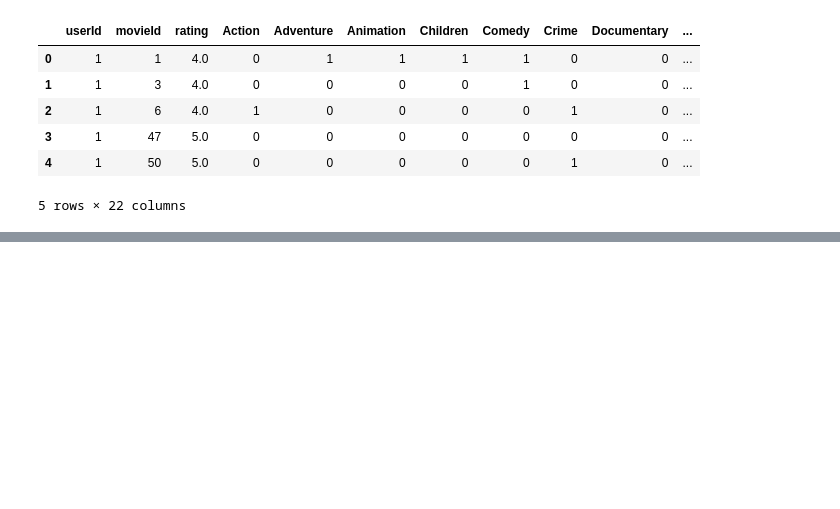
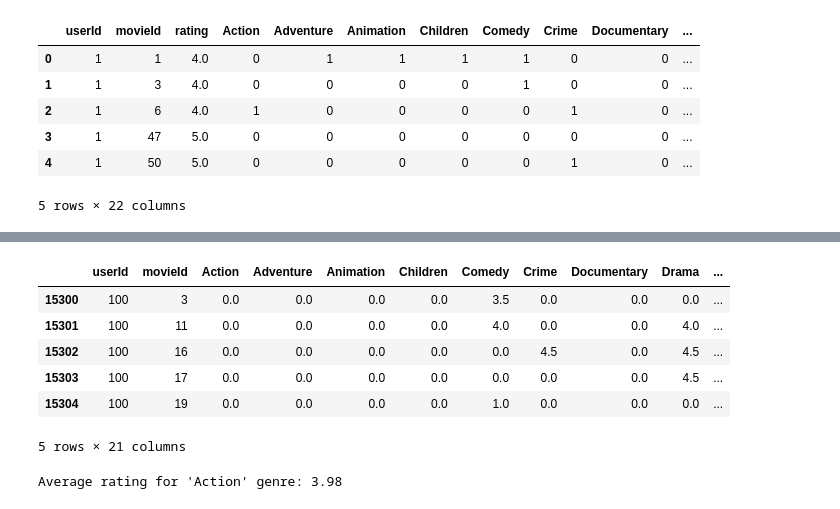
Before and after one commit to Madhushanka00/MovieMania, a Jupyter notebook: MLmodels/ftEngineeringUser.ipynb, the cells around one changed output, grey strips where cells are left out. Cells and saved outputs as stored; diff of their text form; code cells hidden in the pictures; blank space fills up the shorter version.

Commit message:
FT engineering of Avg rating per genre for users

```diff
--- a/MLmodels/ftEngineeringUser.ipynb
+++ b/MLmodels/ftEngineeringUser.ipynb
@@ -94,0 +81,21 @@ combined_df.head(600)
+# %%
+user_ratings = combined_df[combined_df['userId'] == 100]
+user_ratings.head()
+# %% [output]
+|  | userId | movieId | Action | Adventure | Animation | Children | Comedy | Crime | Documentary | Drama | ... |
+| 15300 | 100 | 3 | 0.0 | 0.0 | 0.0 | 0.0 | 3.5 | 0.0 | 0.0 | 0.0 | ... |
+| 15301 | 100 | 11 | 0.0 | 0.0 | 0.0 | 0.0 | 4.0 | 0.0 | 0.0 | 4.0 | ... |
+| 15302 | 100 | 16 | 0.0 | 0.0 | 0.0 | 0.0 | 0.0 | 4.5 | 0.0 | 4.5 | ... |
+| 15303 | 100 | 17 | 0.0 | 0.0 | 0.0 | 0.0 | 0.0 | 0.0 | 0.0 | 4.5 | ... |
+| 15304 | 100 | 19 | 0.0 | 0.0 | 0.0 | 0.0 | 1.0 | 0.0 | 0.0 | 0.0 | ... |
+5 rows × 21 columns
+# %%
+# Filter the DataFrame to include only rows where the 'Action' column has non-zero values
+action_ratings = user_ratings[user_ratings['Action'] != 0]
+
+# Calculate the average rating for the 'Action' genre
+average_action_rating = round(action_ratings['Action'].mean(),2)
+
+print(f"Average rating for 'Action' genre: {average_action_rating}")
+# %% [output]
+Average rating for 'Action' genre: 3.98
```
Also changed, not shown: parts of 6 cells of this notebook, 1 other file.
